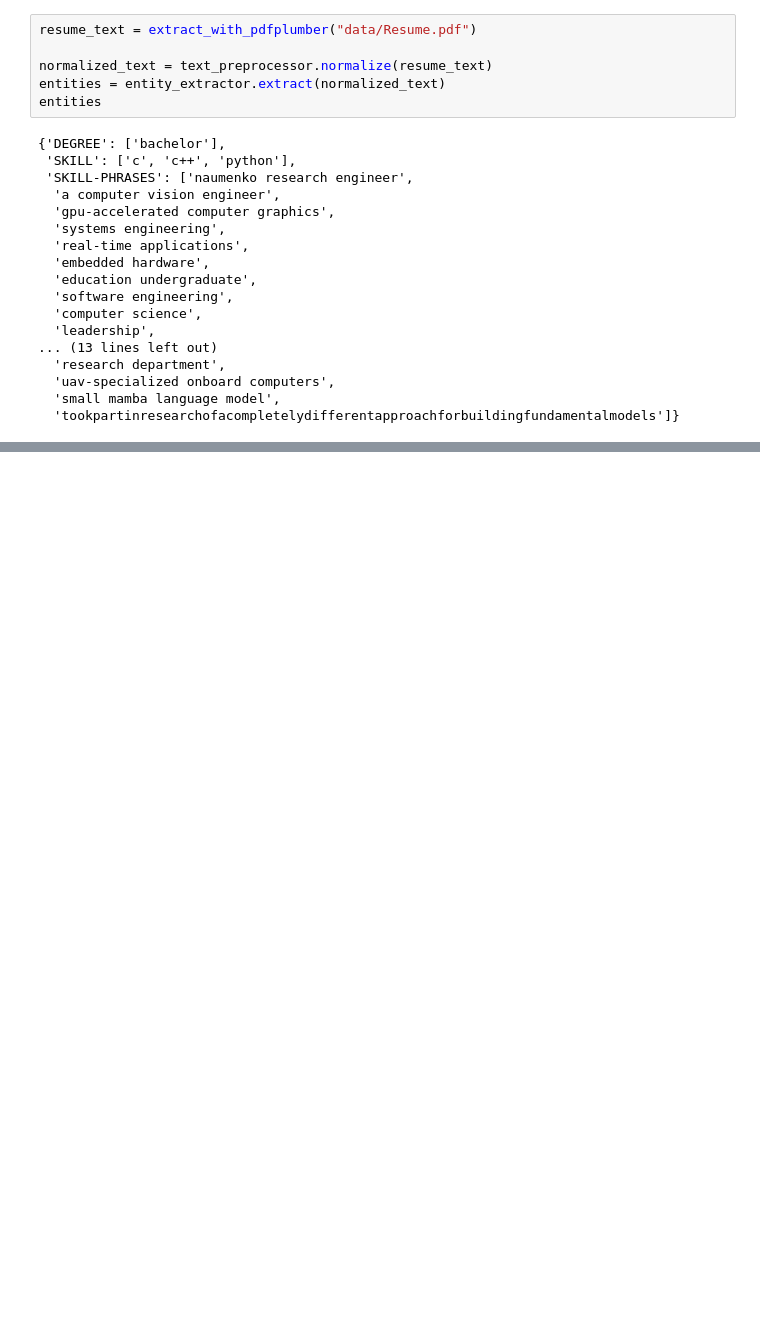
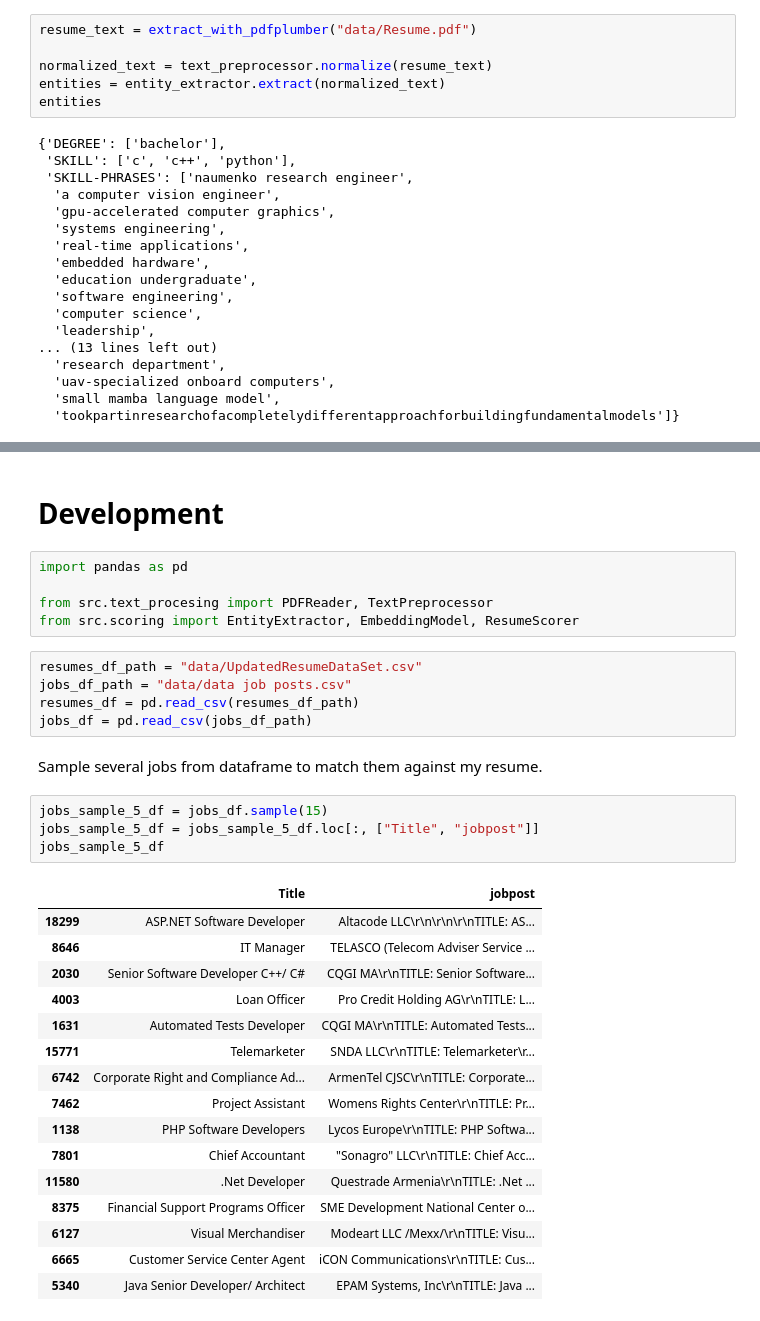
Before and after one commit to Raspy-Py/AutomatedResumeScreening, a Jupyter notebook: dev.ipynb, the cells around one changed output, grey strips where cells are left out. Saved outputs shown, nothing was run; the diff lists cells and outputs as text; blank space fills up the shorter version.

```diff
--- a/dev.ipynb
+++ b/dev.ipynb
@@ -474,0 +579,35 @@ variations of SAM and two generative models: a diffusion based and LaMa.
+# %% [markdown]
+# Development
+# %%
+import pandas as pd
+
+from src.text_procesing import PDFReader, TextPreprocessor
+from src.scoring import EntityExtractor, EmbeddingModel, ResumeScorer
+# %%
+resumes_df_path = "data/UpdatedResumeDataSet.csv"
+jobs_df_path = "data/data job posts.csv"
+resumes_df = pd.read_csv(resumes_df_path)
+jobs_df = pd.read_csv(jobs_df_path)
+# %% [markdown]
+Sample several jobs from dataframe to match them against my resume.
+# %%
+jobs_sample_5_df = jobs_df.sample(15)
+jobs_sample_5_df = jobs_sample_5_df.loc[:, ["Title", "jobpost"]]
+jobs_sample_5_df
+# %% [output]
+|  | Title | jobpost |
+| 18299 | ASP.NET Software Developer | Altacode LLC\r\n\r\n\r\nTITLE: AS... |
+| 8646 | IT Manager | TELASCO (Telecom Adviser Service ... |
+| 2030 | Senior Software Developer C++/ C# | CQGI MA\r\nTITLE: Senior Software... |
+| 4003 | Loan Officer | Pro Credit Holding AG\r\nTITLE: L... |
+| 1631 | Automated Tests Developer | CQGI MA\r\nTITLE: Automated Tests... |
+| 15771 | Telemarketer | SNDA LLC\r\nTITLE: Telemarketer\r... |
+| 6742 | Corporate Right and Compliance Ad... | ArmenTel CJSC\r\nTITLE: Corporate... |
+| 7462 | Project Assistant | Womens Rights Center\r\nTITLE: Pr... |
+| 1138 | PHP Software Developers | Lycos Europe\r\nTITLE: PHP Softwa... |
+| 7801 | Chief Accountant | "Sonagro" LLC\r\nTITLE: Chief Acc... |
+| 11580 | .Net Developer | Questrade Armenia\r\nTITLE: .Net ... |
+| 8375 | Financial Support Programs Officer | SME Development National Center o... |
+| 6127 | Visual Merchandiser | Modeart LLC /Mexx/\r\nTITLE: Visu... |
+| 6665 | Customer Service Center Agent | iCON Communications\r\nTITLE: Cus... |
+| 5340 | Java Senior Developer/ Architect | EPAM Systems, Inc\r\nTITLE: Java ... |
```
Also changed, not shown: parts of 21 cells of this notebook, 4 other files.
